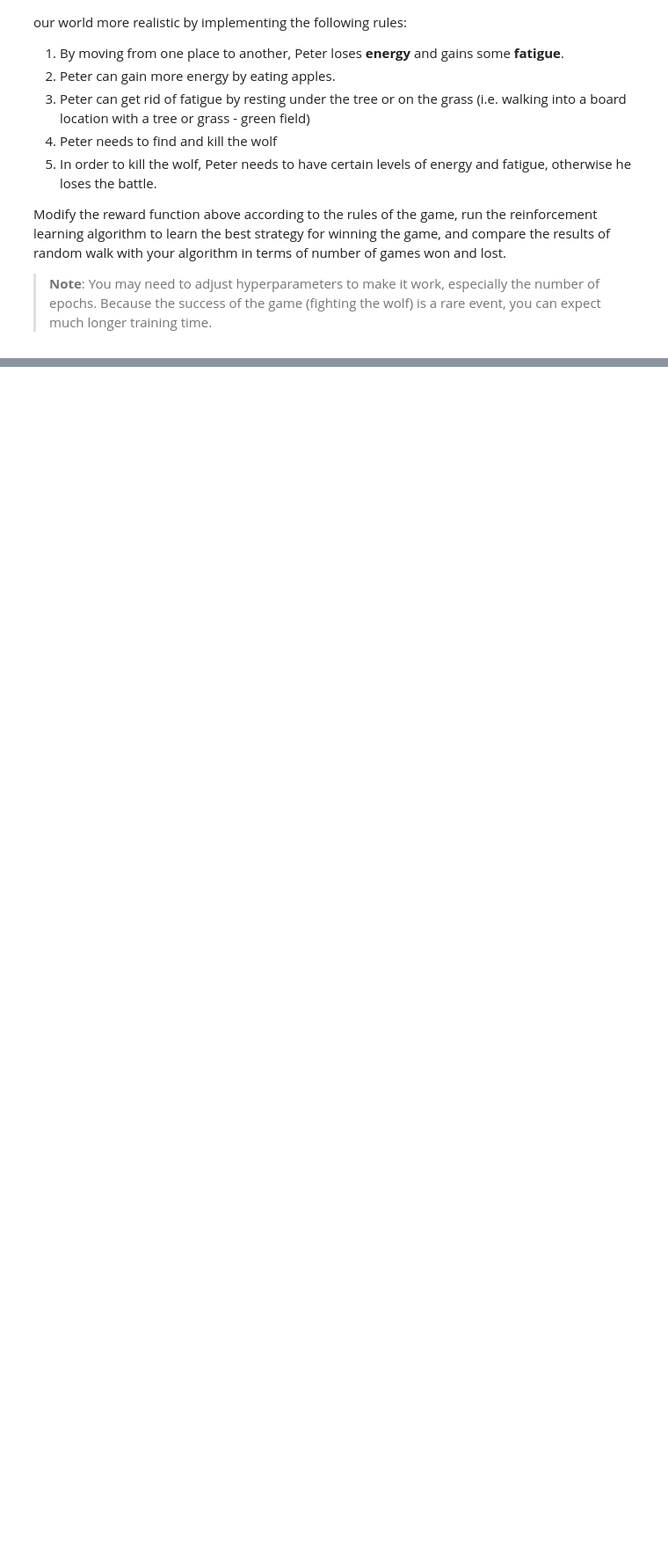
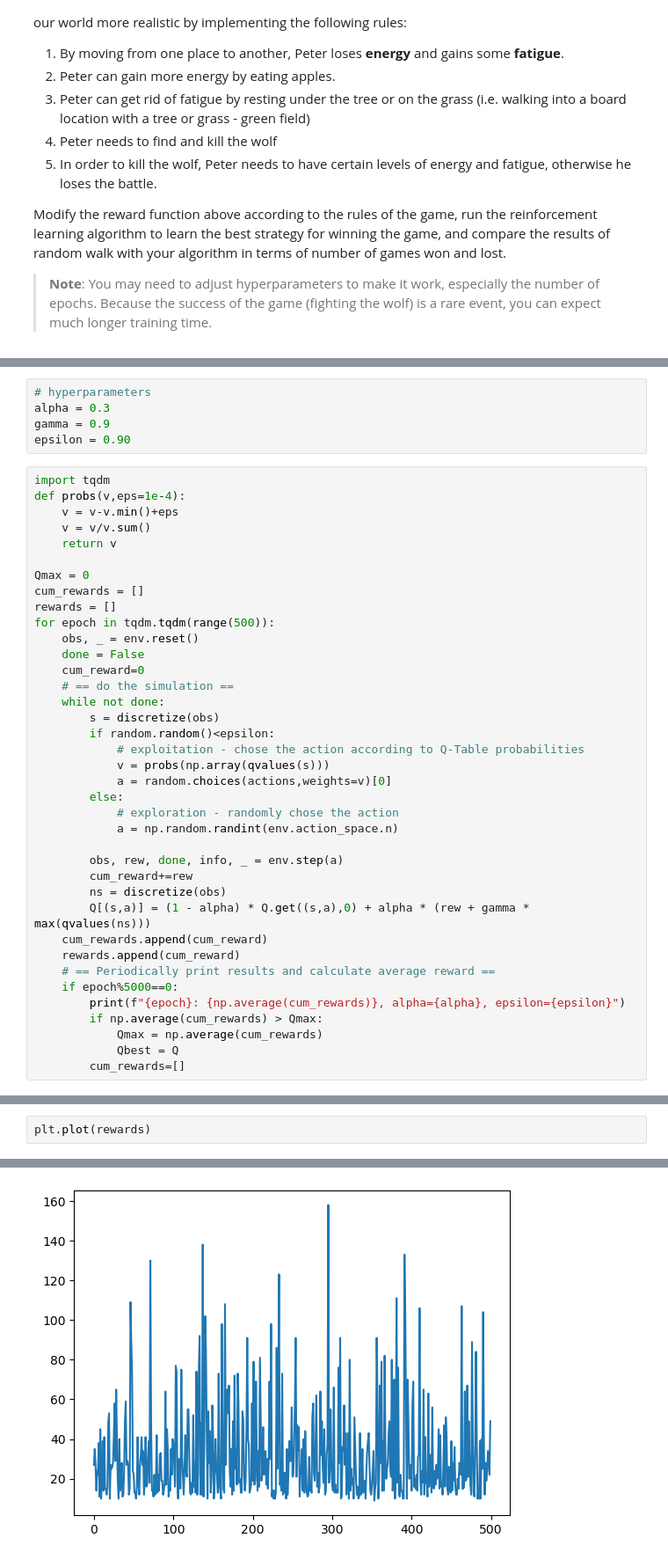
Before and after one commit to maraklis/ML-For-Beginners, a Jupyter notebook: 8-Reinforcement/images/8-Reinforcement.ipynb, the cells around one changed output, grey strips where cells are left out. Shown: that part at 88% size. Saved outputs shown, nothing was run; the diff lists cells and outputs as text; blank space fills up the shorter version.

```diff
--- a/8-Reinforcement/images/8-Reinforcement.ipynb
+++ b/8-Reinforcement/images/8-Reinforcement.ipynb
@@ -305,0 +431,43 @@ Modify the reward function above according to the rules of the game, run the rei
+# %%
+# hyperparameters
+alpha = 0.3
+gamma = 0.9
+epsilon = 0.90
+# %%
+import tqdm
+def probs(v,eps=1e-4):
+    v = v-v.min()+eps
+    v = v/v.sum()
+    return v
+
+Qmax = 0
+cum_rewards = []
+rewards = []
+for epoch in tqdm.tqdm(range(500)):
+    obs, _ = env.reset()
+    done = False
+    cum_reward=0
+    # == do the simulation ==
+    while not done:
+        s = discretize(obs)
+        if random.random()<epsilon:
+            # exploitation - chose the action according to Q-Table probabilities
+            v = probs(np.array(qvalues(s)))
+            a = random.choices(actions,weights=v)[0]
+        else:
+            # exploration - randomly chose the action
+            a = np.random.randint(env.action_space.n)
+
+        obs, rew, done, info, _ = env.step(a)
+        cum_reward+=rew
+        ns = discretize(obs)
+        Q[(s,a)] = (1 - alpha) * Q.get((s,a),0) + alpha * (rew + gamma * max(qvalues(ns)))
+    cum_rewards.append(cum_reward)
+    rewards.append(cum_reward)
+    # == Periodically print results and calculate average reward ==
+    if epoch%5000==0:
+        print(f"{epoch}: {np.average(cum_rewards)}, alpha={alpha}, epsilon={epsilon}")
+        if np.average(cum_rewards) > Qmax:
+            Qmax = np.average(cum_rewards)
+            Qbest = Q
+        cum_rewards=[]
@@ -305,0 +478,3 @@ Modify the reward function above according to the rules of the game, run the rei
+# %%
+plt.plot(rewards)
+# %% [output]
@@ -305,0 +482 @@ Modify the reward function above according to the rules of the game, run the rei
+[figure, added]
```
Also changed, not shown: parts of 27 cells of this notebook.
